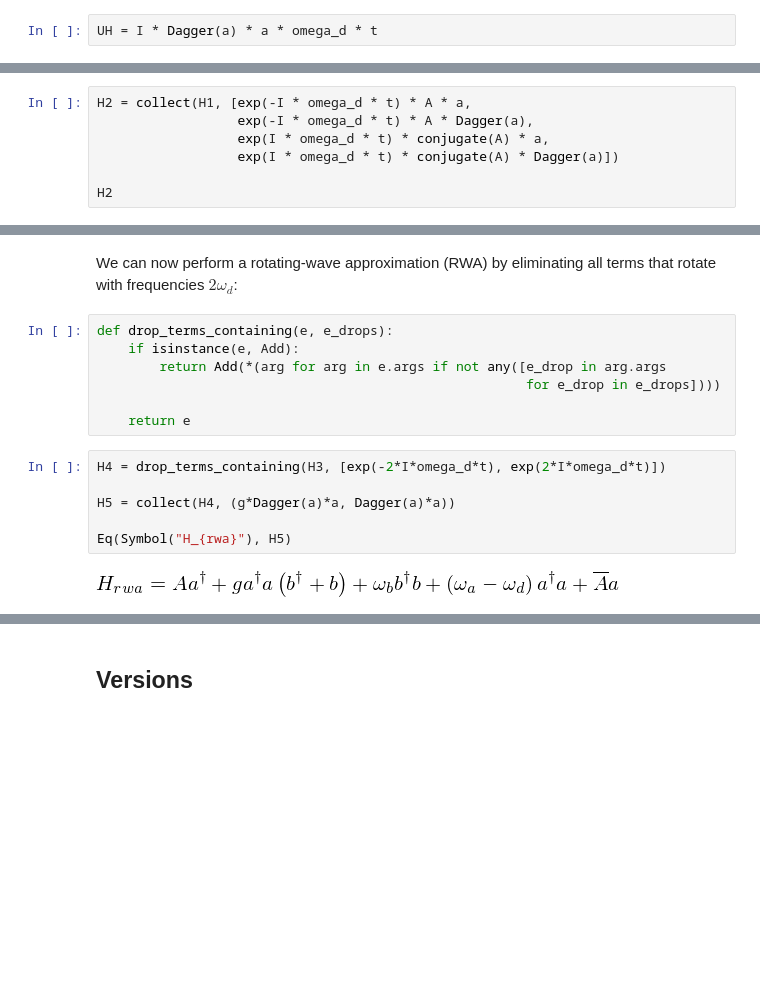
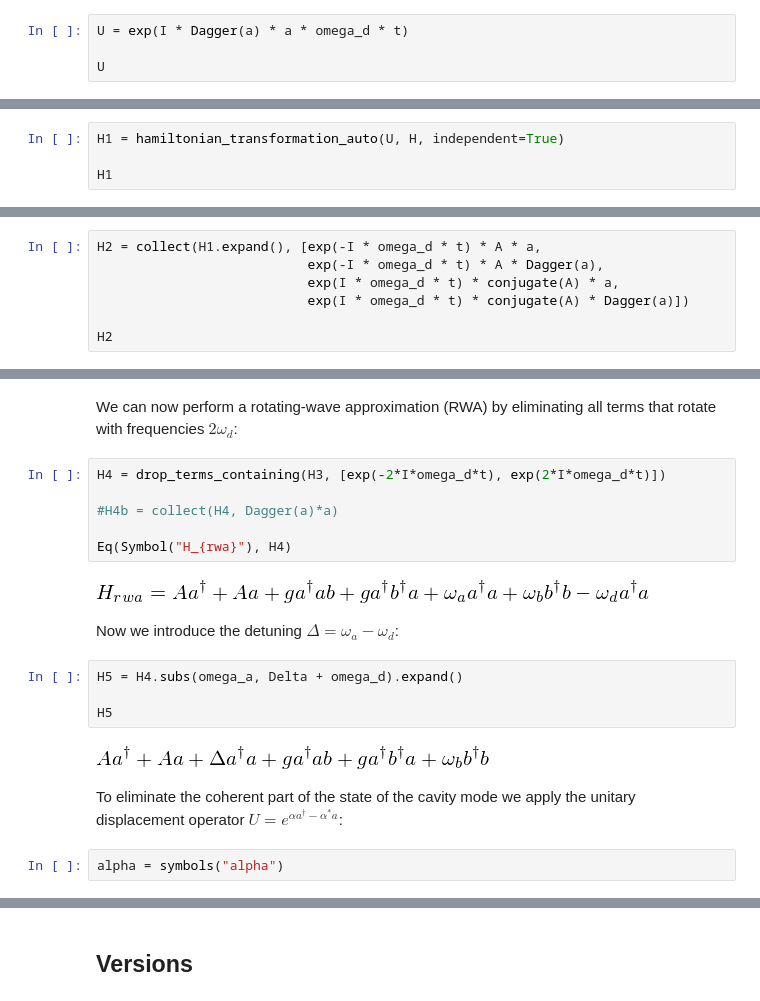
Before and after one commit to jrjohansson/sympsi-notebooks, a Jupyter notebook: sympy-quantum-boson-transformations.ipynb, the cells around one changed output, grey strips where cells are left out. Cells and saved outputs as stored; diff of their text form; blank space fills up the shorter version.

```diff
--- a/sympy-quantum-boson-transformations.ipynb
+++ b/sympy-quantum-boson-transformations.ipynb
@@ -154,2 +131,4 @@ def hamiltonian_transformation(H, UH, n):
 # %%
-UH = I * Dagger(a) * a * omega_d * t
+U = exp(I * Dagger(a) * a * omega_d * t)
+
+U
@@ -162,0 +137,4 @@ H1
+# %%
+H1 = hamiltonian_transformation_auto(U, H, independent=True)
+
+H1
@@ -163,8 +143,8 @@ H1
 # %%
-H2 = collect(H1, [exp(-I * omega_d * t) * A * a,
-                  exp(-I * omega_d * t) * A * Dagger(a),
-                  exp(I * omega_d * t) * conjugate(A) * a,
-                  exp(I * omega_d * t) * conjugate(A) * Dagger(a)])
+H2 = collect(H1.expand(), [exp(-I * omega_d * t) * A * a,
+                           exp(-I * omega_d * t) * A * Dagger(a),
+                           exp(I * omega_d * t) * conjugate(A) * a,
+                           exp(I * omega_d * t) * conjugate(A) * Dagger(a)])
 
 H2
 # %% [output]
@@ -182,17 +162,22 @@ H3
 # %% [markdown]
 We can now perform a rotating-wave approximation (RWA) by eliminating all terms that rotate with frequencies $2\omega_d$:
-# %%
-def drop_terms_containing(e, e_drops):
-    if isinstance(e, Add):
-        return Add(*(arg for arg in e.args if not any([e_drop in arg.args
-                                                       for e_drop in e_drops])))
-
-    return e
 # %%
 H4 = drop_terms_containing(H3, [exp(-2*I*omega_d*t), exp(2*I*omega_d*t)])
 
-H5 = collect(H4, (g*Dagger(a)*a, Dagger(a)*a))
+#H4b = collect(H4, Dagger(a)*a)
 
-Eq(Symbol("H_{rwa}"), H5)
+Eq(Symbol("H_{rwa}"), H4)
 # %% [output]
-[figure, old version]
+[figure, new version]
+# %% [markdown]
+Now we introduce the detuning $\Delta = \omega_a - \omega_d$:
+# %%
+H5 = H4.subs(omega_a, Delta + omega_d).expand()
+
+H5
+# %% [output]
+[figure, added]
+# %% [markdown]
+To eliminate the coherent part of the state of the cavity mode we apply the unitary displacement operator $U = e^{\alpha a^\dagger - \alpha^*a}$:
+# %%
+alpha = symbols("alpha")
```
Also changed, not shown: parts of 34 cells of this notebook.
